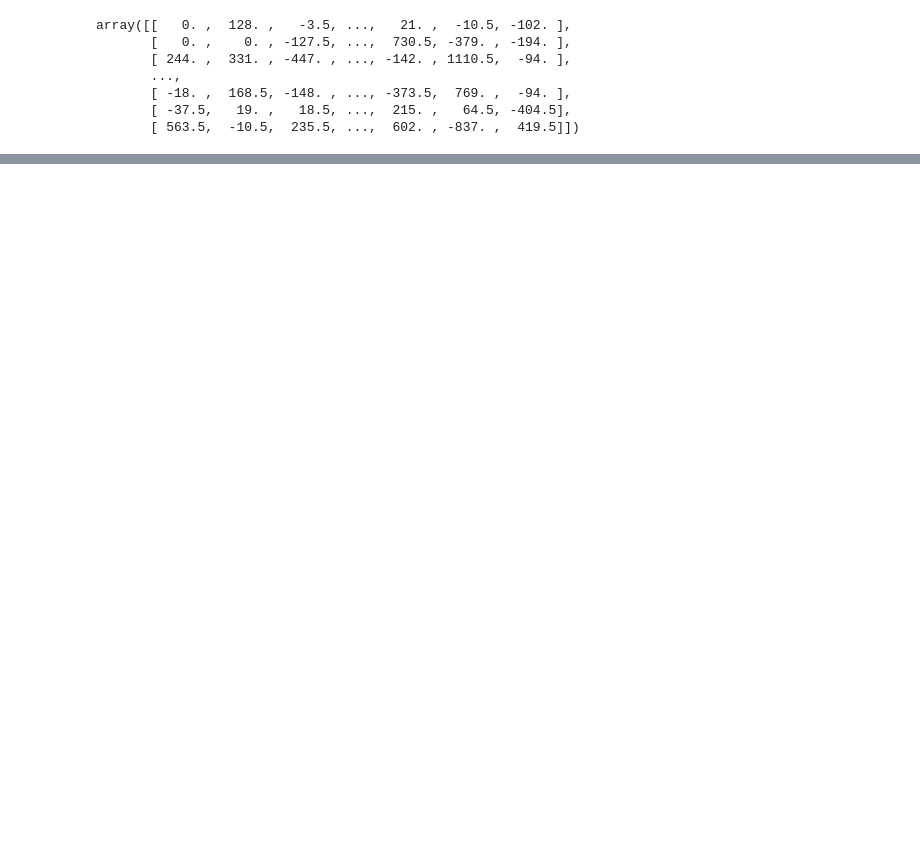
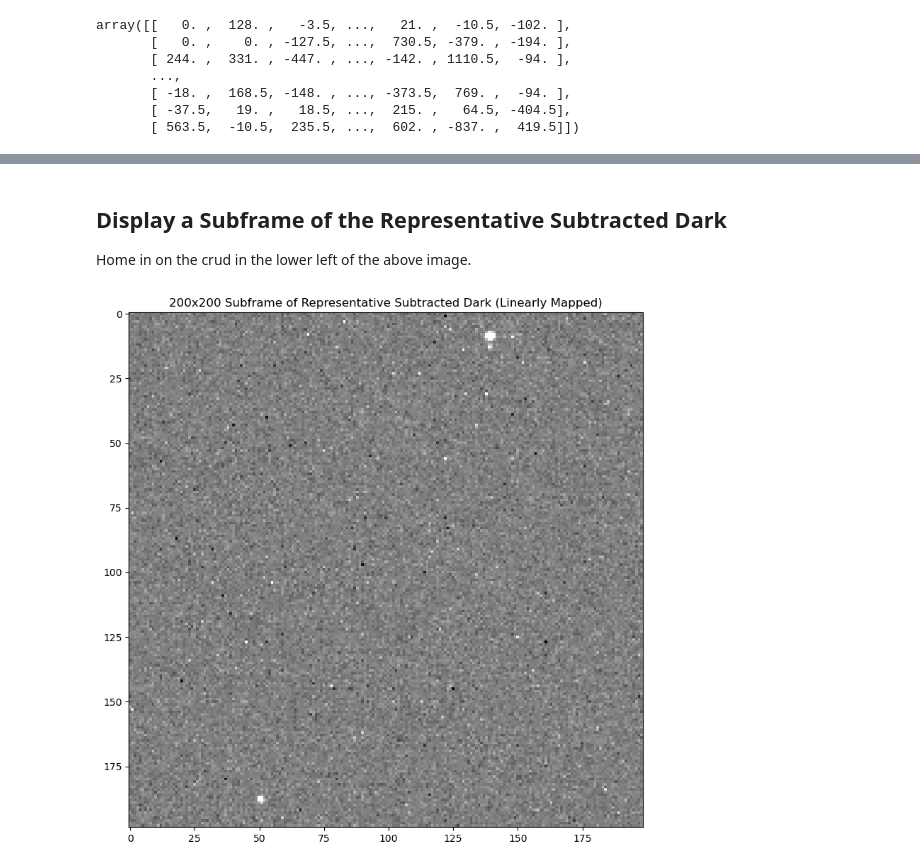
Before and after one commit to brianhill/uv-transients, a Jupyter notebook: analyses/30s_darks/30s_darks-calibration.ipynb, the cells around one changed output, grey strips where cells are left out. Saved outputs shown, nothing was run; the diff lists cells and outputs as text; code cells hidden in the pictures; blank space fills up the shorter version.

```diff
--- a/analyses/30s_darks/30s_darks-calibration.ipynb
+++ b/analyses/30s_darks/30s_darks-calibration.ipynb
@@ -221,0 +252,18 @@ array([[6.40000e+03, 6.15100e+04, 3.50000e+00, ..., 1.49450e+04,
+# %% [markdown]
+## Display a Subframe of the Representative Subtracted Dark
+
+Home in on the crud in the lower left of the above image.
+# %%
+subframe = stretched_representative_dark_data[1740:1939, 300:499]
+
+# Display the representative subtracted dark
+
+fig, axes = plt.subplots(1, 1, figsize=(8, 8))
+
+axes.imshow(subframe, cmap='gray')
+axes.set_title("200x200 Subframe of Representative Subtracted Dark (Linearly Mapped)")
+
+plt.tight_layout()
+plt.show()
+# %% [output]
+[figure, added]
```
Also changed, not shown: parts of 18 cells of this notebook, 2 other files.
